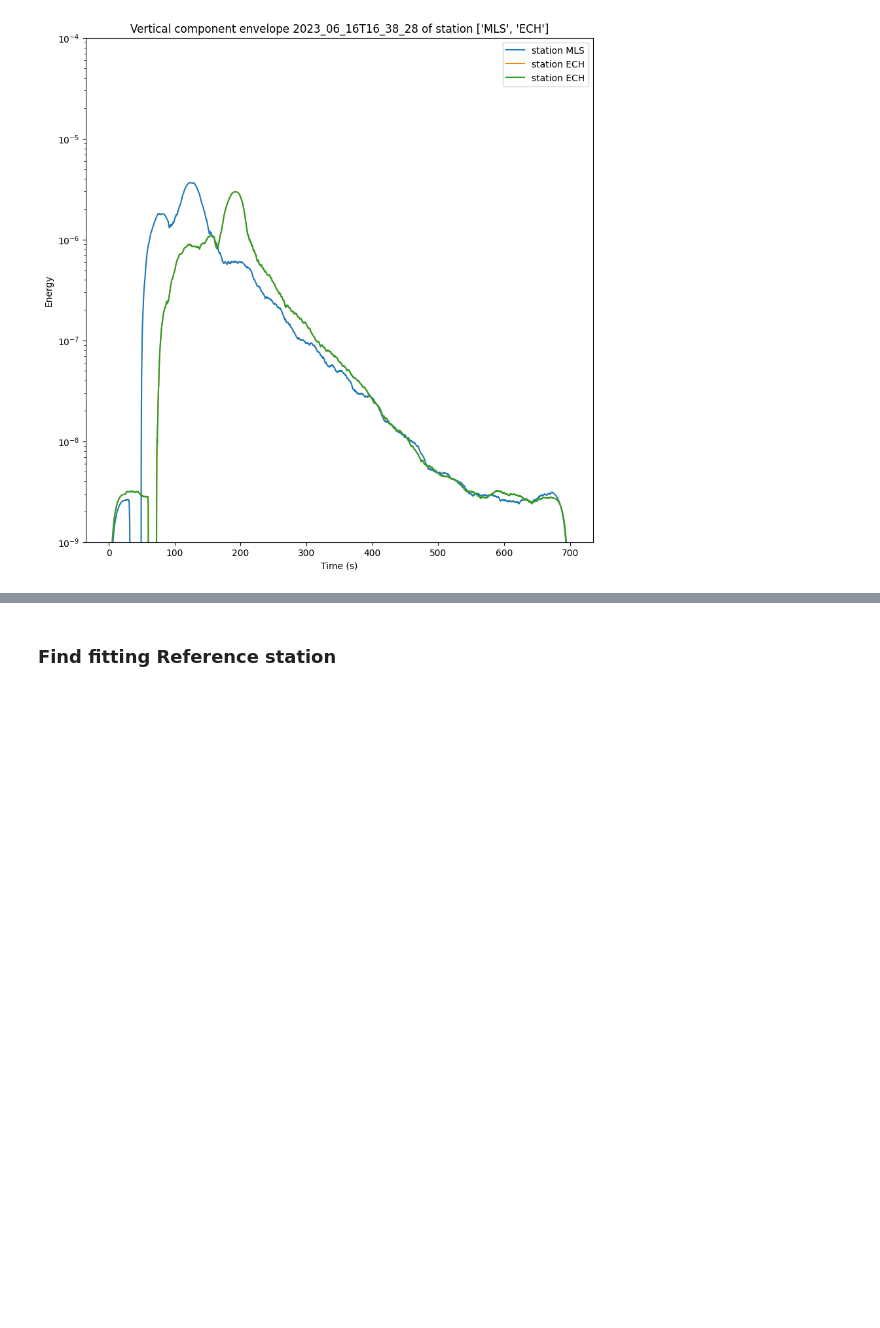
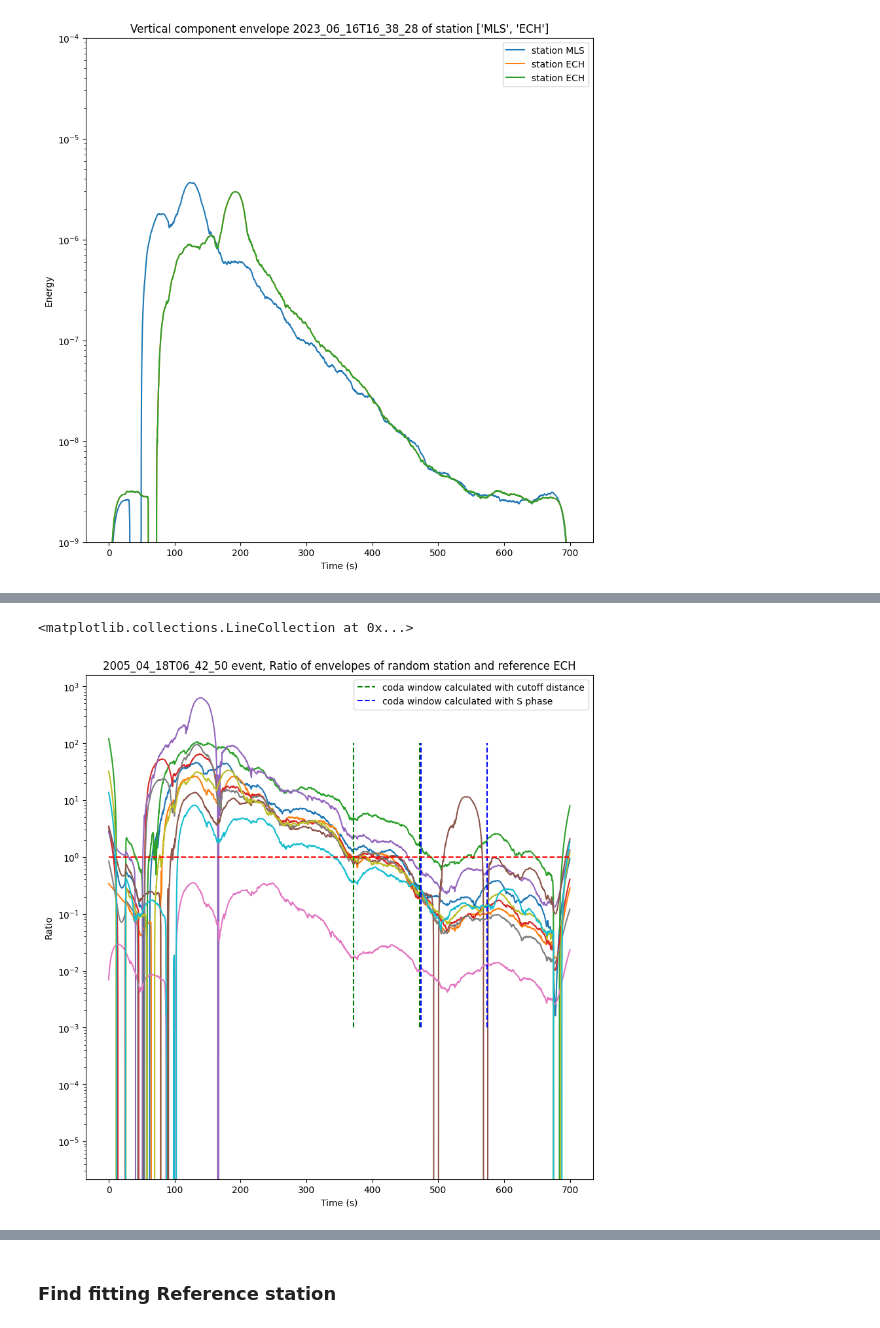
Before and after one commit to schreinerl/Lg_waves, a Jupyter notebook: siteeffect_plotting.ipynb, the cells around one changed output, grey strips where cells are left out. Drawn from its saved outputs; the diff is of its cells as text; code cells hidden in the pictures; blank space fills up the shorter version.

```diff
--- a/siteeffect_plotting.ipynb
+++ b/siteeffect_plotting.ipynb
@@ -227,3 +222,24 @@ plotting Lg_Coda amplitudes
+# %%
+plt.figure(figsize=(10,10))
+n_traces = 10
+testing = [(randint(1, len(filtered_stream))) for i in range(n_traces)]
+for trace_idx in testing:
+    trace = filtered_stream[trace_idx]
+    plt.semilogy(np.arange(0,700,0.01),savgol_filter(np.divide(resample(trace.data,70000),resample(st_envelope[idx_reference].data,70000)),5000,3))
+plt.title(f"{time_string} event, Ratio of envelopes of random station and reference ECH")
+plt.vlines(tcoda_cutoff,ymax=1e2,ymin=1e-3, label='coda window calculated with cutoff distance',colors='g',linestyles='--')
+plt.vlines(tcoda_cutoff+100,ymax=1e2,ymin=1e-3,colors='g',linestyles='--')
+plt.vlines(tcoda_S,ymax=1e2,ymin=1e-3, label='coda window calculated with S phase',colors='b',linestyles='--')
+plt.vlines(tcoda_S+100,ymax=1e2,ymin=1e-3,colors='b',linestyles='--')
+#plt.vlines(tmincoda_dist,ymax=1e2,ymin=1e-3, label='coda window calculated with min Lg velocity',colors='r',linestyles='--')
+#plt.vlines(tmincoda_dist+100,ymax=1e2,ymin=1e-3,colors='r',linestyles='--')
+plt.legend()
+plt.xlabel('Time (s)')
+plt.ylabel('Ratio')
+plt.hlines(1,xmin=0,xmax=700, linestyles="--",colors='r')
+# %% [output]
+<matplotlib.collections.LineCollection at 0x...>
+[figure, added]
 # %%
 eq_list = pd.read_csv('/home/schreinl/Stage/Data/trial.csv')
 eq_list = pd.read_csv('/home/schreinl/Stage/Data/bigger_than_4.5.csv')
```
Also changed, not shown: parts of 17 cells of this notebook, 2 other files.
